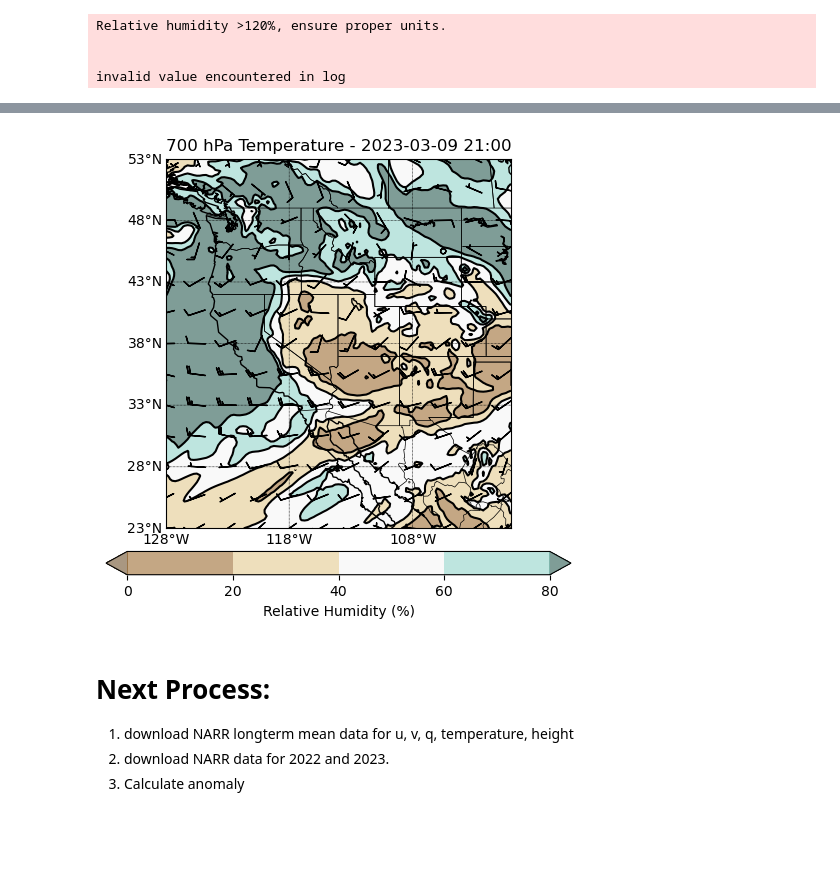
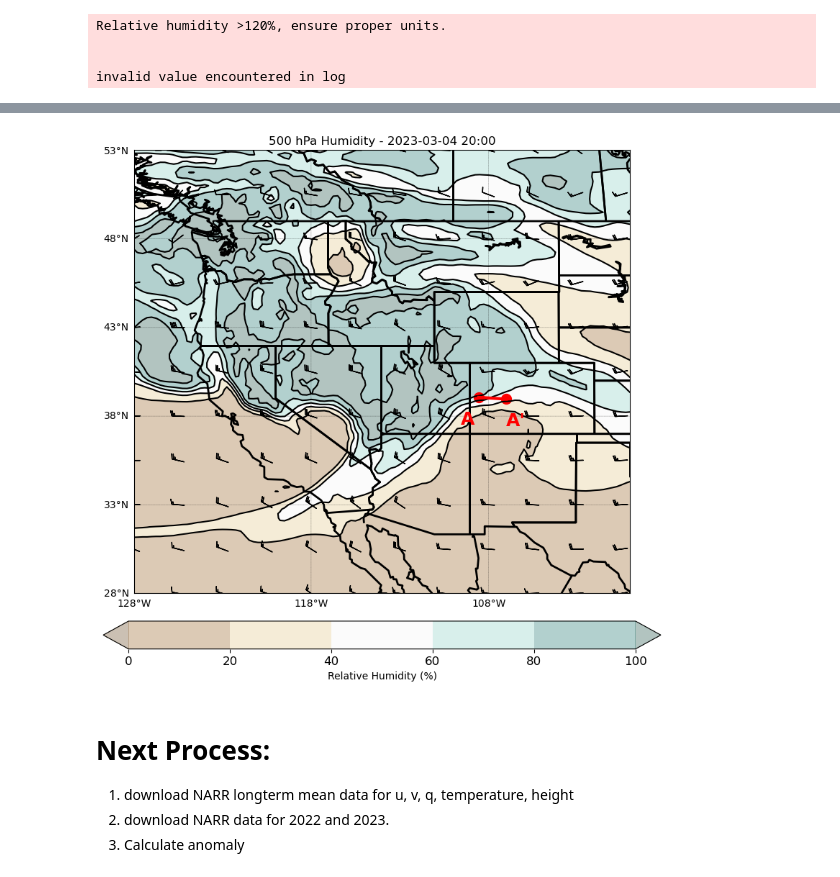
Before and after one commit to dlhogan97/Synoptic-Sublimation, a Jupyter notebook: 02_analysis/data_sandbox/04_era5_figure_and_gifs.ipynb, the cells around one changed output, grey strips where cells are left out. Drawn from its saved outputs; the diff is of its cells as text; code cells hidden in the pictures; blank space fills up the shorter version.

Commit message:
creating figures for presentations

```diff
--- a/02_analysis/data_sandbox/04_era5_figure_and_gifs.ipynb
+++ b/02_analysis/data_sandbox/04_era5_figure_and_gifs.ipynb
@@ -33,5 +32,11 @@ import seaborn as sns
+# %%
+# get the coordingates of Grand Junction, CO
+gj = shp.Point(-108.5506, 39.0639)
+# get the coordinates of Gothic, CO
+gothic = shp.Point(-106.9898, 38.9592)
+line = shp.LineString([gj, gothic])
 # %%
-ds = xr.open_dataset('/storage/dlhogan/data/processed_data/reanalysis_time_series/ERA5_reanalysis_western_NA_2023.nc')
+ds = xr.open_dataset('/storage/dlhogan/data/processed_data/ERA5_reanalysis_western_NA_2023.nc')
 poi = slice('2023-03-04T00:00:00', '2023-03-09T23:00:00')
 
 # subset the data
@@ -48,7 +53,7 @@ ds_subset['dew_point'] = calc.dewpoint_from_relative_humidity(ds_subset.t, ds_su
 # convert temperature to celsius
 ds_subset['t'] = units.units('C') * (ds_subset['t']-273.15)
 
-ds_subset_700 = ds_subset.sel(level=700)
+ds_subset_700 = ds_subset.sel(level=500)
 # %% [output]
 Relative humidity >120%, ensure proper units.
 
@@ -125,42 +130,51 @@ with writer.saving(fig, "temperature.gif", 100):
 # %%
 # create Pillow writer object
-metadata = dict(title='ERA5 700 hPa Temperature', artist='DLHogan')
+metadata = dict(title='ERA5 500 hPa Temperature', artist='DLHogan')
 writer = PillowWriter(fps=3, metadata=metadata,)
 
 # Create the figure and basemap
-fig = plt.figure(figsize=(6, 6))
+fig = plt.figure(figsize=(10, 10))
 
 
-with writer.saving(fig, "relative_humidity.gif", 100):
-    for i,t in enumerate(ds_subset_700['time'][::3]):
-        # clear the figure
-        plt.clf()
-        m = Basemap(projection='cyl', llcrnrlon=-128, llcrnrlat=23, urcrnrlon=-100, urcrnrlat=53, resolution='l')
-        m.drawcoastlines(1)
-        m.drawcountries()
+# with writer.saving(fig, "relative_humidity.gif", 100):
+for i,t in enumerate(ds_subset_700['time'][20:21]):
+    # clear the figure
+    plt.clf()
+    m = Basemap(projection='cyl', llcrnrlon=-128, llcrnrlat=28, urcrnrlon=-100, urcrnrlat=53, resolution='l')
+    m.drawcoastlines(linewidth=2)
+    m.drawcountries(linewidth=2)
 
-        # Draw parallels and meridians
-        parallels = np.arange(23, 53 + 0.25, 5)
-        m.drawparallels(parallels, labels=[1, 0, 0, 0], linewidth=0.5)
-        meridians = np.arange(-128, -100 + 0.25, 10)
-        m.drawmeridians(meridians, labels=[0, 0, 0, 1], linewidth=0.5)
-        m.drawstates()
-        # Contour plot for temperature
-        cbarticks=np.arange(0.0,100.0,10)
-        cf = plt.contourf(ds_subset_700['longitude'], ds_subset_700['latitude'], (ds_subset_700['r'].sel(time=t).to_numpy()), cbarticks, cmap='BrBG', vmin=0, vmax=100, extend='both', alpha=0.5)
-        c = plt.contour(ds_subset_700['longitude'], ds_subset_700['latitude'], (ds_subset_700['r'].sel(time=t).to_numpy()), cbarticks, colors='k')
-        cb = fig.colorbar(cf, orientation='horizontal', pad=0.05, label='Relative Humidity (%)')
+    # Draw parallels and meridians
+    parallels = np.arange(23, 53 + 0.25, 5)
+    m.drawparallels(parallels, labels=[1, 0, 0, 0], linewidth=0.25)
+    meridians = np.arange(-128, -100 + 0.25, 10)
+    m.drawmeridians(meridians, labels=[0, 0, 0, 1], linewidth=0.25)
+    m.drawstates(linewidth=2)
+    # Contour plot for temperature
+    cbarticks=np.arange(0.0,100.0,10)
+    cf = plt.contourf(ds_subset_700['longitude'], ds_subset_700['latitude'], (ds_subset_700['r'].sel(time=t).to_numpy()), cbarticks, cmap='BrBG', levels=np.arange(0,110,20), extend='both', alpha=0.3)
+    c = plt.contour(ds_subset_700['longitude'], ds_subset_700['latitude'], (ds_subset_700['r'].sel(time=t).to_numpy()), cbarticks, levels=np.arange(0,110,20), colors='k')
+    cb = fig.colorbar(cf, orientation='horizontal', pad=0.05, label='Relative Humidity (%)')
+    cb.ax.tick_params(labelsize='large')
 
-        # add title of the time
-        plt.title(f'700 hPa Temperature - {ds_subset_700["time"].sel(time=t).dt.strftime("%Y-%m-%d %H:%M").item()}')
-        # Add barbs for wind, showing every 10th barb
-        lon, lat = np.meshgrid(ds_subset_700['longitude'], ds_subset_700['latitude'])
-        m.barbs(lon[::10, ::10], lat[::10, ::10], ds_subset_700['u'][i, ::10, ::10], ds_subset_700['v'][i, ::10, ::10], length=5, pivot='middle')
+    # add line for the line and label A to A'
+    x, y = line.xy
+    m.plot(x, y, color='r', linewidth=3)
+    m.scatter(gj.x, gj.y, color='r', s=100)
+    m.scatter(gothic.x, gothic.y, color='r', s=100)
+    plt.text(gj.x-1, gj.y-1.5, 'A', fontsize=18, color='r', fontweight='bold')
+    plt.text(gothic.x, gothic.y-1.5, 'A\'', fontsize=18, color='r', fontweight='bold')
+
+    # add title of the time
+    plt.title(f'500 hPa Humidity - {ds_subset_700["time"].sel(time=t).dt.strftime("%Y-%m-%d %H:%M").item()}')
+    # Add barbs for wind, showing every 10th barb
+    lon, lat = np.meshgrid(ds_subset_700['longitude'], ds_subset_700['latitude'])
+    m.barbs(lon[::10, ::10], lat[::10, ::10], ds_subset_700['u'][i, ::10, ::10], ds_subset_700['v'][i, ::10, ::10], length=5, pivot='middle')
 
 
-        writer.grab_frame()
+    # writer.grab_frame()
 # %% [output]
-[figure, old version]
+[figure, new version]
 # %% [markdown]
 # Next Process:
 1) download NARR longterm mean data for u, v, q, temperature, height
```
Also changed, not shown: parts of 2 cells of this notebook, 2 other files.
